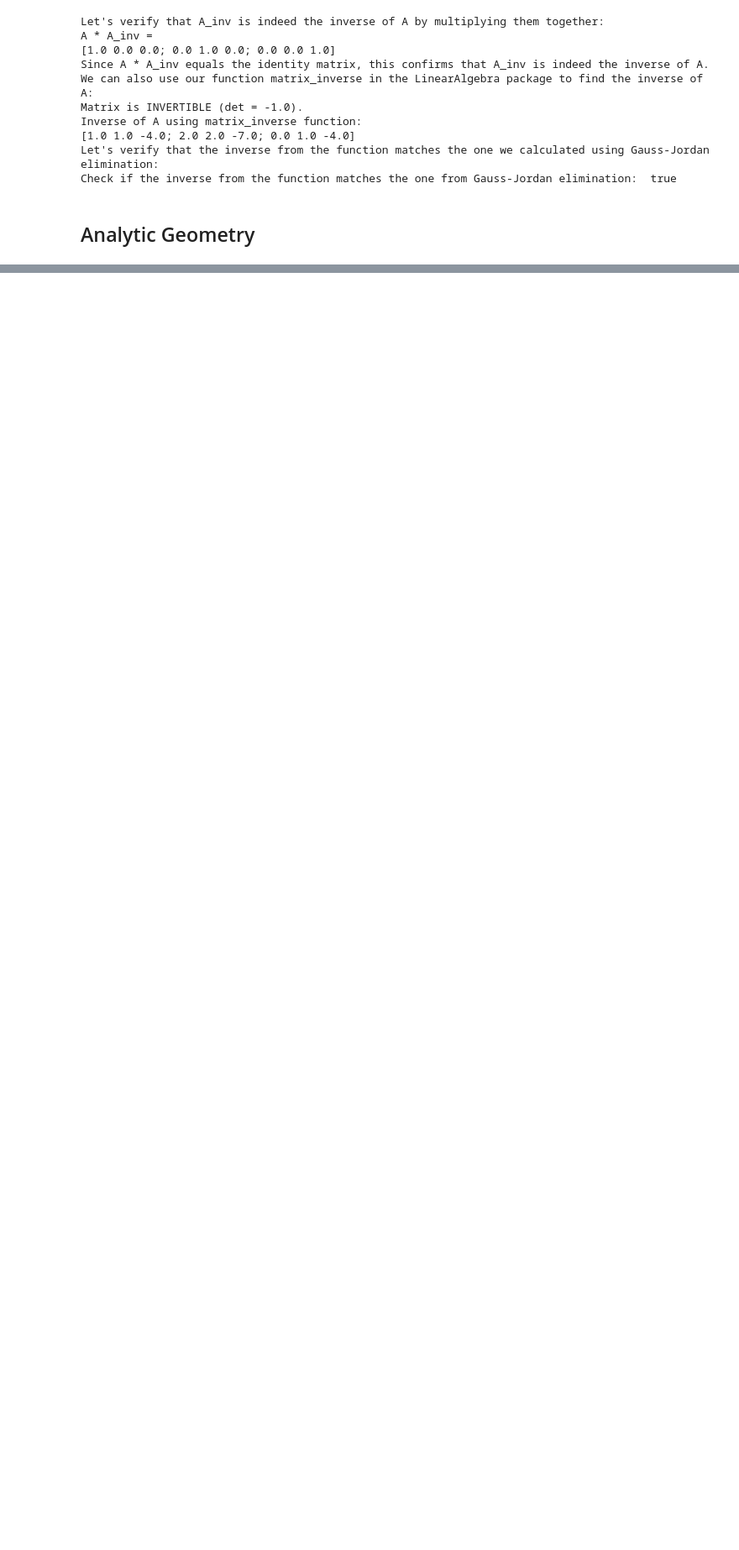
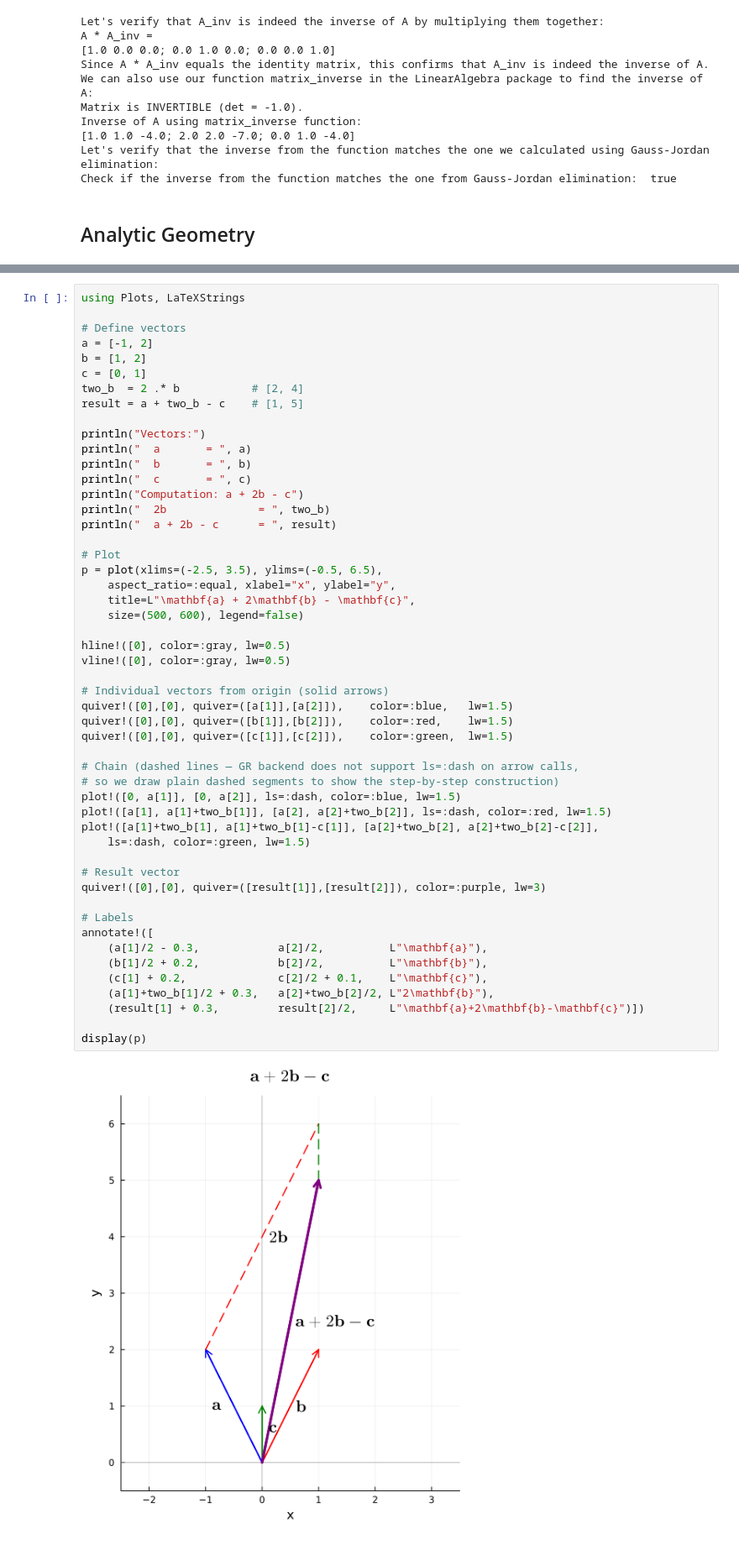
Before and after one commit to FourMInfo/Linear_Algebra, a Jupyter notebook: notebooks/Linear_Algebra_Basics.ipynb, the cells around one changed output, grey strips where cells are left out. Shown at 84% size. Saved outputs shown, nothing was run; the diff lists cells and outputs as text; blank space fills up the shorter version.

```diff
--- a/notebooks/Linear_Algebra_Basics.ipynb
+++ b/notebooks/Linear_Algebra_Basics.ipynb
@@ -2658,0 +2713,53 @@ Check if the inverse from the function matches the one from Gauss-Jordan elimina
+# %%
+using Plots, LaTeXStrings
+
+# Define vectors
+a = [-1, 2]
+b = [1, 2]
+c = [0, 1]
+two_b  = 2 .* b           # [2, 4]
+result = a + two_b - c    # [1, 5]
+
+println("Vectors:")
+println("  a       = ", a)
+println("  b       = ", b)
+println("  c       = ", c)
+println("Computation: a + 2b - c")
+println("  2b              = ", two_b)
+println("  a + 2b - c      = ", result)
+
+# Plot
+p = plot(xlims=(-2.5, 3.5), ylims=(-0.5, 6.5),
+    aspect_ratio=:equal, xlabel="x", ylabel="y",
+    title=L"\mathbf{a} + 2\mathbf{b} - \mathbf{c}",
+    size=(500, 600), legend=false)
+
+hline!([0], color=:gray, lw=0.5)
+vline!([0], color=:gray, lw=0.5)
+
+# Individual vectors from origin (solid arrows)
+quiver!([0],[0], quiver=([a[1]],[a[2]]),    color=:blue,   lw=1.5)
+quiver!([0],[0], quiver=([b[1]],[b[2]]),    color=:red,    lw=1.5)
+quiver!([0],[0], quiver=([c[1]],[c[2]]),    color=:green,  lw=1.5)
+
+# Chain (dashed lines — GR backend does not support ls=:dash on arrow calls,
+# so we draw plain dashed segments to show the step-by-step construction)
+plot!([0, a[1]], [0, a[2]], ls=:dash, color=:blue, lw=1.5)
+plot!([a[1], a[1]+two_b[1]], [a[2], a[2]+two_b[2]], ls=:dash, color=:red, lw=1.5)
+plot!([a[1]+two_b[1], a[1]+two_b[1]-c[1]], [a[2]+two_b[2], a[2]+two_b[2]-c[2]],
+    ls=:dash, color=:green, lw=1.5)
+
+# Result vector
+quiver!([0],[0], quiver=([result[1]],[result[2]]), color=:purple, lw=3)
+
+# Labels
+annotate!([
+    (a[1]/2 - 0.3,            a[2]/2,          L"\mathbf{a}"),
+    (b[1]/2 + 0.2,            b[2]/2,          L"\mathbf{b}"),
+    (c[1] + 0.2,              c[2]/2 + 0.1,    L"\mathbf{c}"),
+    (a[1]+two_b[1]/2 + 0.3,   a[2]+two_b[2]/2, L"2\mathbf{b}"),
+    (result[1] + 0.3,         result[2]/2,     L"\mathbf{a}+2\mathbf{b}-\mathbf{c}")])
+
+display(p)
+# %% [output]
+[figure, added]
```
Also changed, not shown: parts of 9 cells of this notebook, 1 other file.
